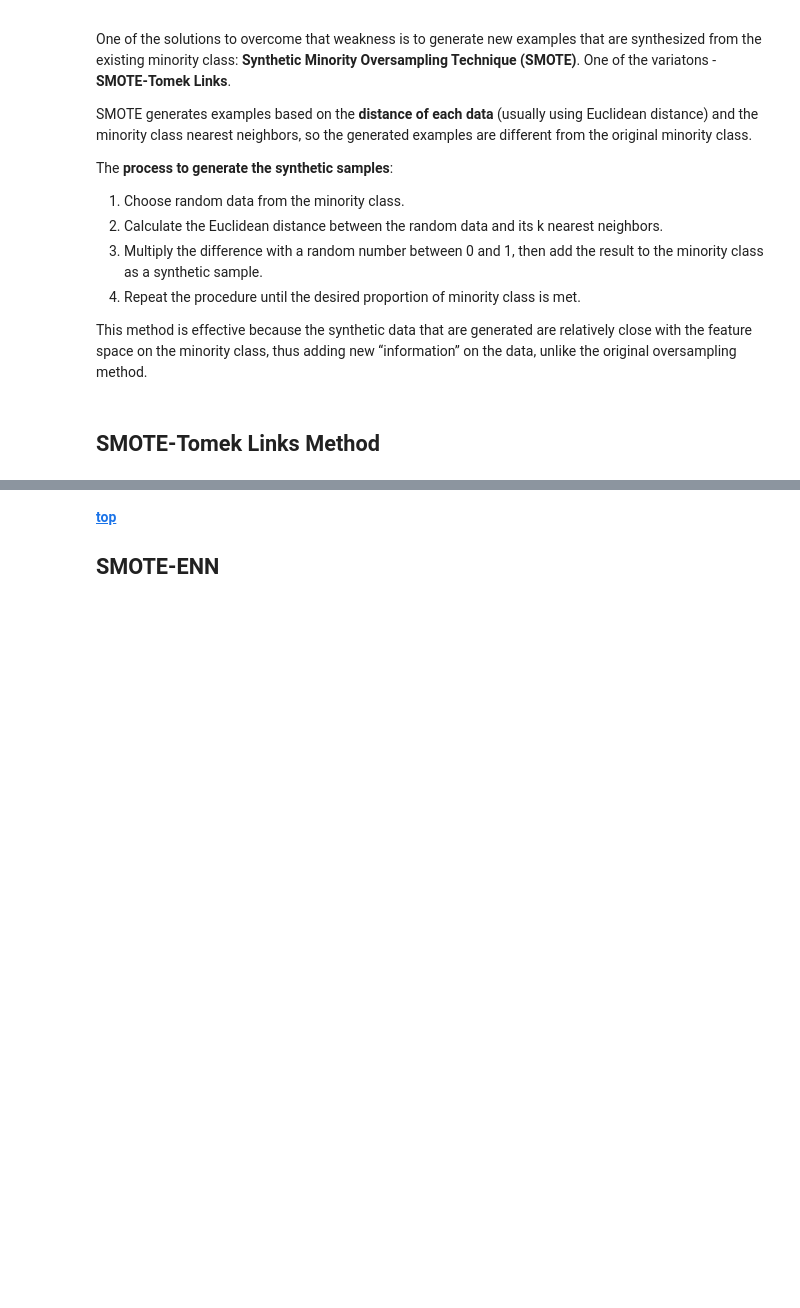
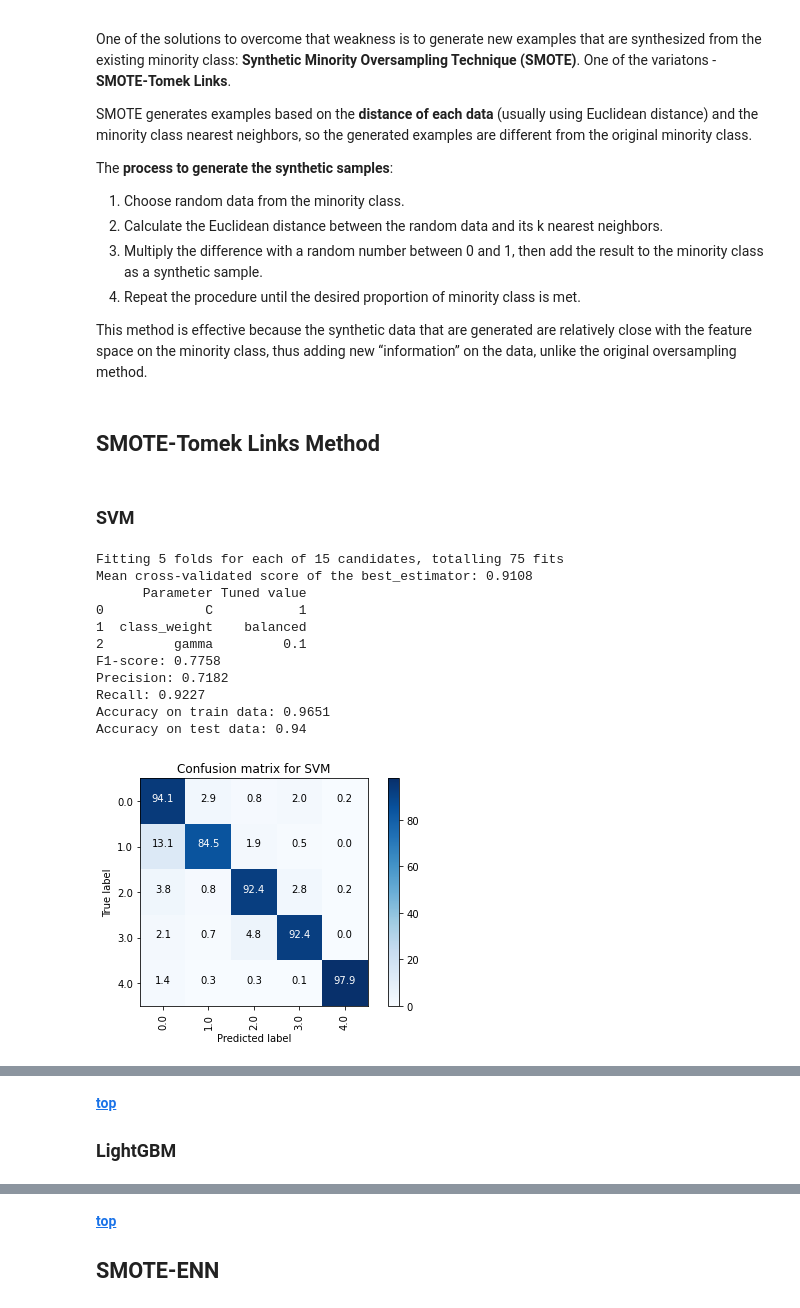
Before and after one commit to nastiag67/ecgn, a Jupyter notebook: README.ipynb, the cells around one changed output, grey strips where cells are left out. Drawn from its saved outputs; the diff is of its cells as text; code cells hidden in the pictures; blank space fills up the shorter version.

```diff
--- a/README.ipynb
+++ b/README.ipynb
@@ -667,0 +725,51 @@ This method is effective because the synthetic data that are generated are relat
+# %% [markdown]
+### SVM
+# %%
+%%time
+
+name = 'SVM'
+model = SVC()
+
+resample=SMOTETomek(tomek=TomekLinks(sampling_strategy='majority'))
+
+steps=[
+    ('r', resample),
+]
+
+parameters = {
+    'SVM__C': [1, 10, 50],
+    # Regularization - tells the SVM optimization how much error is bearable
+    # control the trade-off between decision boundary and misclassification term
+    # smaller value => small-margin hyperplane
+    # 'SVM__kernel': ['linear', 'poly', 'rbf', 'sigmoid'],  # VERY long pls don't
+    # 'SVM__degree': [3],
+    'SVM__gamma': [0.1, 0.5, 0.07, 'scale', 'auto'],  # scale
+    'SVM__class_weight': ['balanced'],  # None
+    }
+
+model_svm = cls_models.checkmodel(
+                                    name,
+                                    model,
+                                    steps=steps,
+                                    parameters=parameters,
+                                    average='macro',
+                                    multiclass=True,
+                                    metric='recall',
+                                    randomized_search=False,
+                                    nfolds=5,
+                                    n_jobs=56,
+                                    verbose=2
+                                    )
+# %% [output]
+Fitting 5 folds for each of 15 candidates, totalling 75 fits
+Mean cross-validated score of the best_estimator: 0.9108
+      Parameter Tuned value
+0             C           1
+1  class_weight    balanced
+2         gamma         0.1
+F1-score: 0.7758
+Precision: 0.7182
+Recall: 0.9227
+Accuracy on train data: 0.9651
+Accuracy on test data: 0.94
+[figure, added]
@@ -667,0 +777,4 @@ This method is effective because the synthetic data that are generated are relat
+# %% [markdown]
+__[top](#Contents)__
+
+### LightGBM
```
Also changed, not shown: parts of 13 cells of this notebook, 8 other files.
